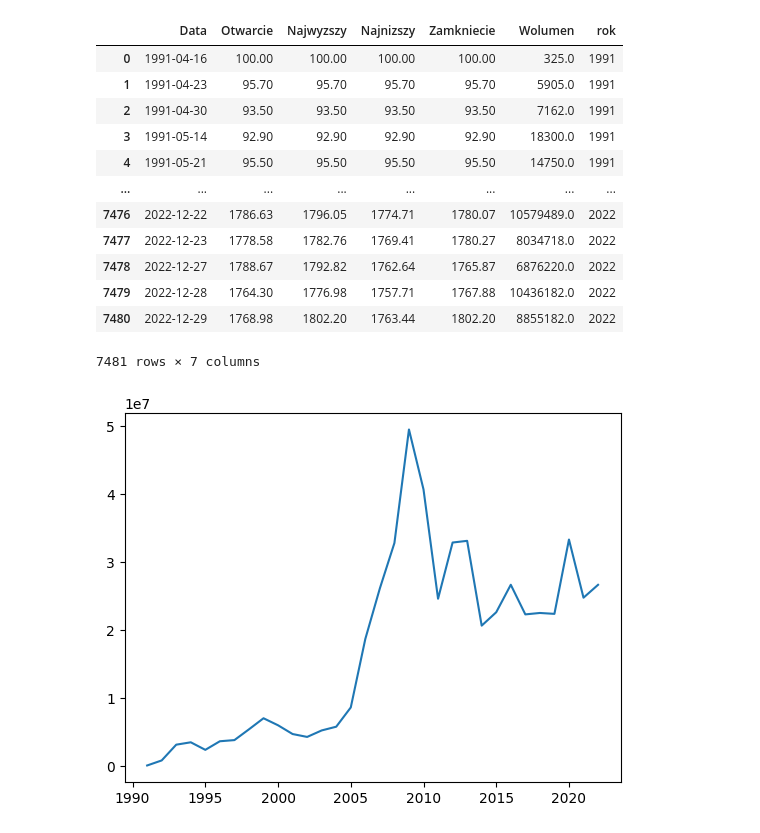
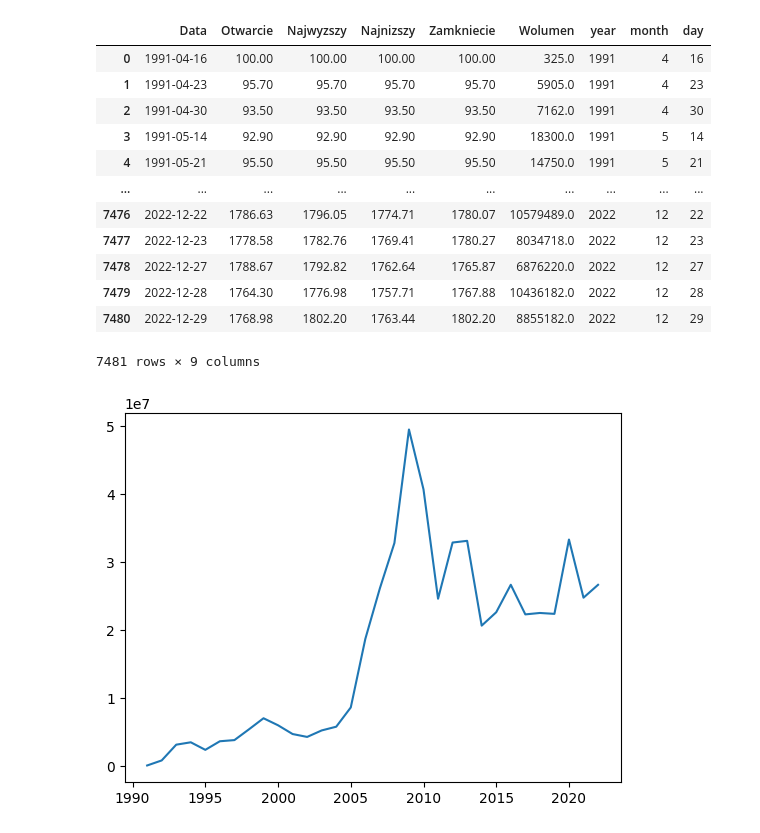
Before and after one commit to mateusz-sliwinski/BiS, a Jupyter notebook: project/hypotheses.ipynb, the cells around one changed output. Cells and saved outputs as stored; diff of their text form; code cells hidden in the pictures.

Commit message:
add function to scale ml and split date

```diff
--- a/project/hypotheses.ipynb
+++ b/project/hypotheses.ipynb
@@ -12,24 +13,22 @@ connection = dbEngine.connect()
 # %%
 df = pd.read_sql_table('wig', connection)
 del df['index']
-df['Data'] = pd.to_datetime(df['Data'])
-year = df['Data'].dt.year
-df['rok'] = year
+add_split_date(df)
 df
 # %% [output]
-|  | Data | Otwarcie | Najwyzszy | Najnizszy | Zamkniecie | Wolumen | rok |
-| 0 | 1991-04-16 | 100.00 | 100.00 | 100.00 | 100.00 | 325.0 | 1991 |
-| 1 | 1991-04-23 | 95.70 | 95.70 | 95.70 | 95.70 | 5905.0 | 1991 |
-| 2 | 1991-04-30 | 93.50 | 93.50 | 93.50 | 93.50 | 7162.0 | 1991 |
-| 3 | 1991-05-14 | 92.90 | 92.90 | 92.90 | 92.90 | 18300.0 | 1991 |
-| 4 | 1991-05-21 | 95.50 | 95.50 | 95.50 | 95.50 | 14750.0 | 1991 |
-| ... | ... | ... | ... | ... | ... | ... | ... |
-| 7476 | 2022-12-22 | 1786.63 | 1796.05 | 1774.71 | 1780.07 | 10579489.0 | 2022 |
-| 7477 | 2022-12-23 | 1778.58 | 1782.76 | 1769.41 | 1780.27 | 8034718.0 | 2022 |
-| 7478 | 2022-12-27 | 1788.67 | 1792.82 | 1762.64 | 1765.87 | 6876220.0 | 2022 |
-| 7479 | 2022-12-28 | 1764.30 | 1776.98 | 1757.71 | 1767.88 | 10436182.0 | 2022 |
-| 7480 | 2022-12-29 | 1768.98 | 1802.20 | 1763.44 | 1802.20 | 8855182.0 | 2022 |
+|  | Data | Otwarcie | Najwyzszy | Najnizszy | Zamkniecie | Wolumen | year | month | day |
+| 0 | 1991-04-16 | 100.00 | 100.00 | 100.00 | 100.00 | 325.0 | 1991 | 4 | 16 |
+| 1 | 1991-04-23 | 95.70 | 95.70 | 95.70 | 95.70 | 5905.0 | 1991 | 4 | 23 |
+| 2 | 1991-04-30 | 93.50 | 93.50 | 93.50 | 93.50 | 7162.0 | 1991 | 4 | 30 |
+| 3 | 1991-05-14 | 92.90 | 92.90 | 92.90 | 92.90 | 18300.0 | 1991 | 5 | 14 |
+| 4 | 1991-05-21 | 95.50 | 95.50 | 95.50 | 95.50 | 14750.0 | 1991 | 5 | 21 |
+| ... | ... | ... | ... | ... | ... | ... | ... | ... | ... |
+| 7476 | 2022-12-22 | 1786.63 | 1796.05 | 1774.71 | 1780.07 | 10579489.0 | 2022 | 12 | 22 |
+| 7477 | 2022-12-23 | 1778.58 | 1782.76 | 1769.41 | 1780.27 | 8034718.0 | 2022 | 12 | 23 |
+| 7478 | 2022-12-27 | 1788.67 | 1792.82 | 1762.64 | 1765.87 | 6876220.0 | 2022 | 12 | 27 |
+| 7479 | 2022-12-28 | 1764.30 | 1776.98 | 1757.71 | 1767.88 | 10436182.0 | 2022 | 12 | 28 |
+| 7480 | 2022-12-29 | 1768.98 | 1802.20 | 1763.44 | 1802.20 | 8855182.0 | 2022 | 12 | 29 |
-7481 rows × 7 columns
+7481 rows × 9 columns
 # %%
 from matplotlib import pyplot as plt
 
```
Also changed, not shown: parts of 6 cells of this notebook, 5 other files.
